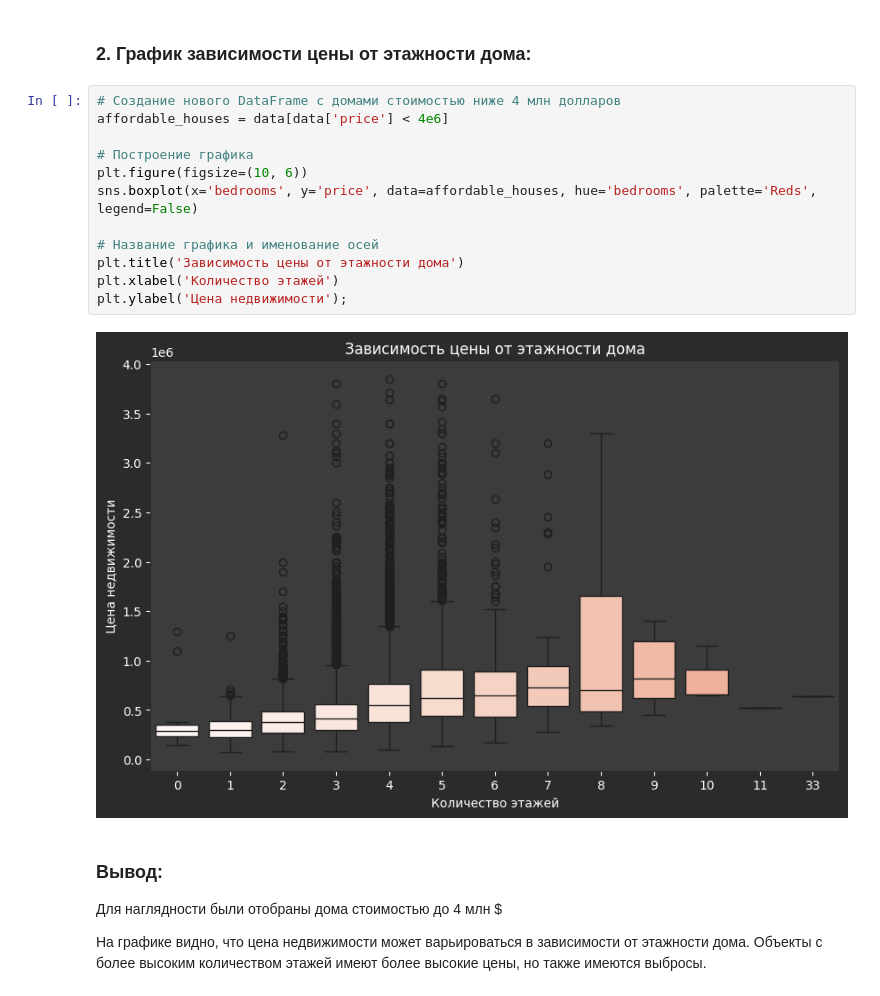
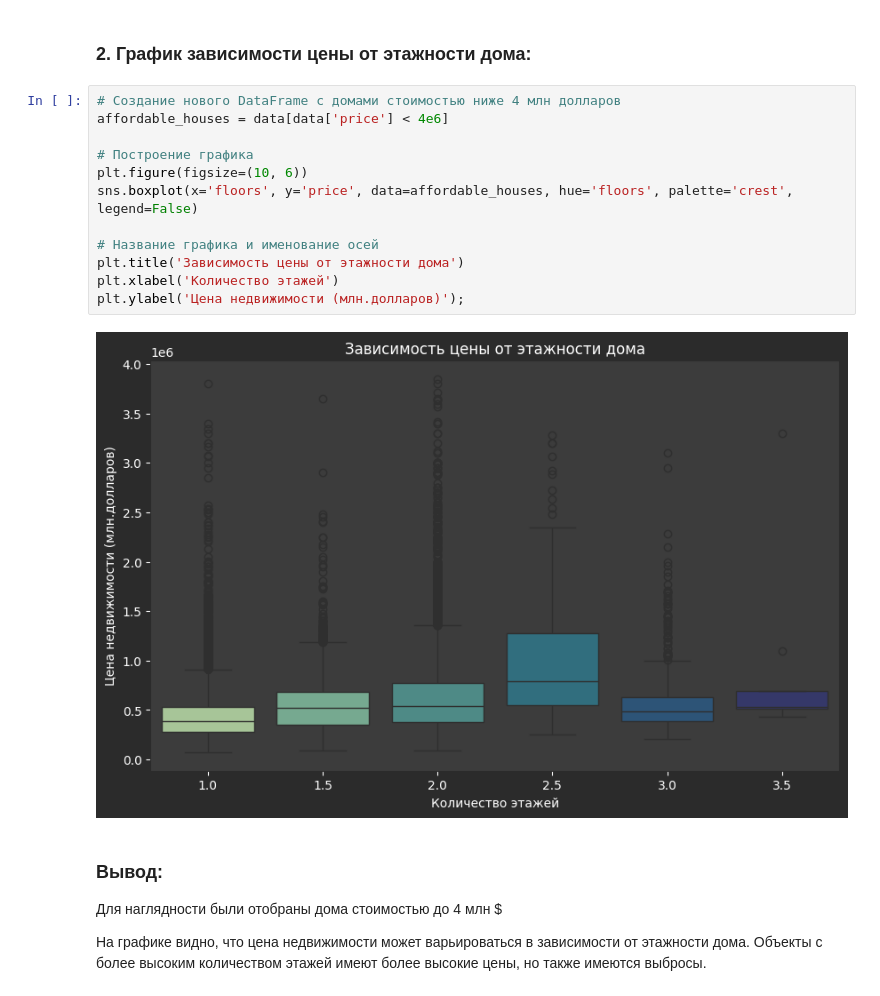
Before and after one commit to draguanna/python_for_analitics, a Jupyter notebook: seminar_04/home_work.ipynb, the cells around one changed output. Saved outputs shown, nothing was run; the diff lists cells and outputs as text.

```diff
--- a/seminar_04/home_work.ipynb
+++ b/seminar_04/home_work.ipynb
@@ -231,17 +231,17 @@ plt.ylabel('Цена недвижимости');
 # %%
 # Создание нового DataFrame с домами стоимостью ниже 4 млн долларов
 affordable_houses = data[data['price'] < 4e6]
 
 # Построение графика
 plt.figure(figsize=(10, 6))
-sns.boxplot(x='bedrooms', y='price', data=affordable_houses, hue='bedrooms', palette='Reds', legend=False)
+sns.boxplot(x='floors', y='price', data=affordable_houses, hue='floors', palette='crest', legend=False)
 
 # Название графика и именование осей
 plt.title('Зависимость цены от этажности дома')
 plt.xlabel('Количество этажей')
-plt.ylabel('Цена недвижимости');
+plt.ylabel('Цена недвижимости (млн.долларов)');
 # %% [output]
-[figure, old version]
+[figure, new version]
 # %% [markdown]
 ### **Вывод:**
 Для наглядности были отобраны дома стоимостью до 4 млн $
```
Also changed, not shown: parts of 14 cells of this notebook.
